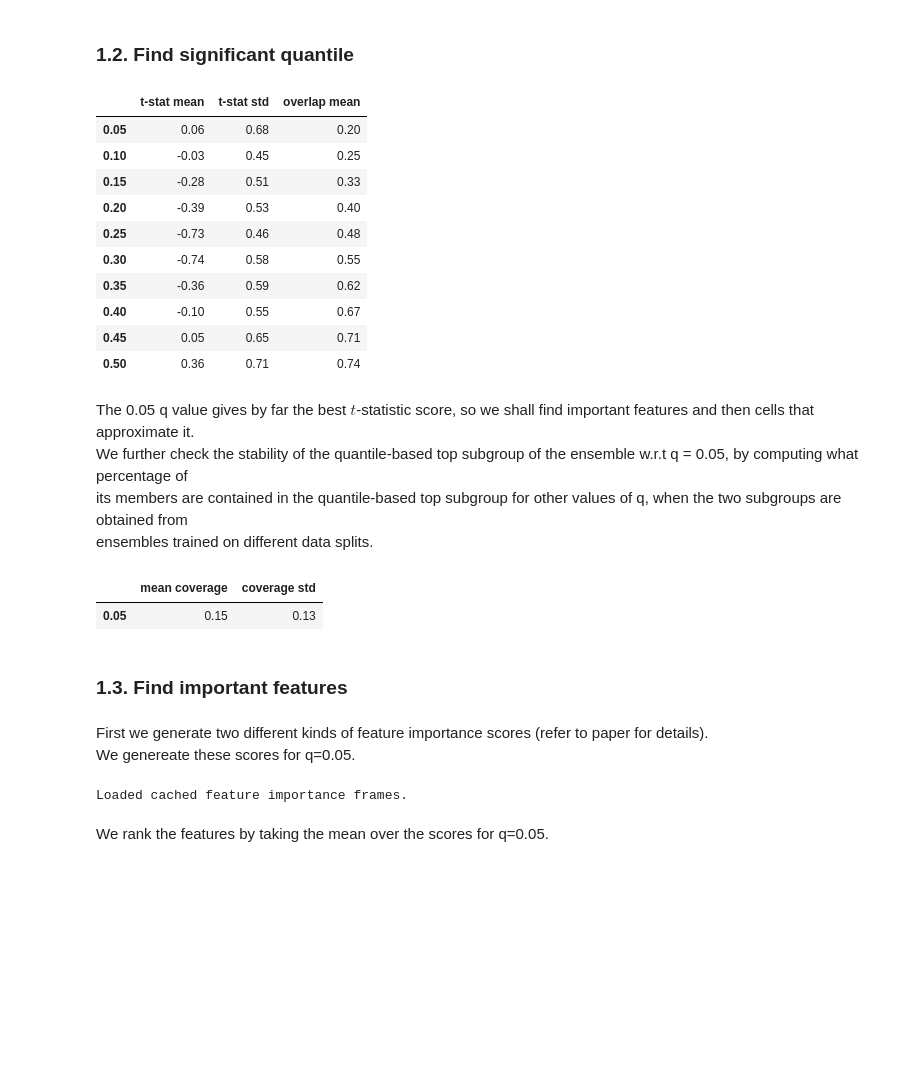
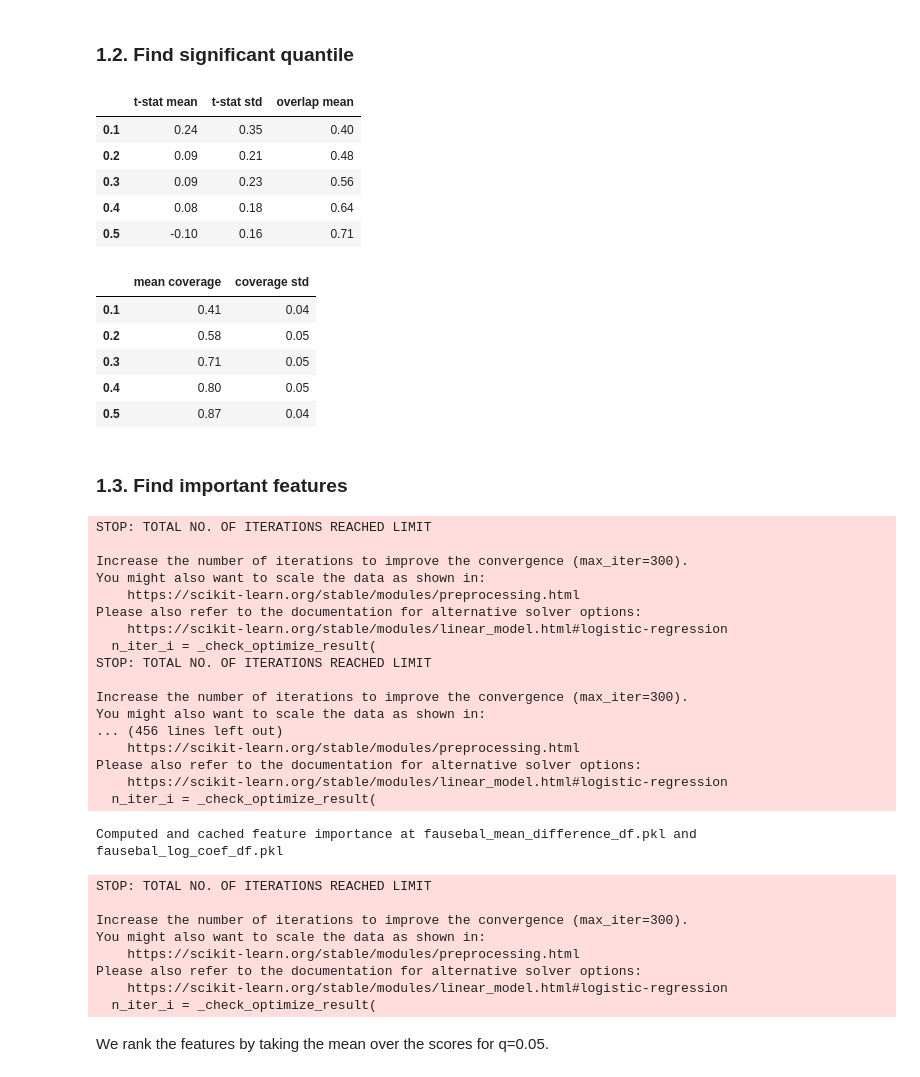
Before and after one commit to Zen0fficial/causal-targeting, a Jupyter notebook: 05a_GI_cell_search.ipynb, the cells around one changed output. Saved outputs shown, nothing was run; the diff lists cells and outputs as text; code cells hidden in the pictures; blank space fills up the shorter version.

Commit message:
Update notebooks 02~05: tuning, validation, ranking, and cell search edits

```diff
--- a/05a_GI_cell_search.ipynb
+++ b/05a_GI_cell_search.ipynb
@@ -62,7 +62,7 @@ with open(IMPUTATION_META, 'rb') as f:
 features = _meta["features"]
 # Direction: infer from ATE on imputed dataset if needed later
 n_splits = 4
-q_values = np.array([0.05, 0.1, 0.15, 0.2, 0.25, 0.3, 0.35, 0.4, 0.45, 0.5])
+q_values = np.array([0.1, 0.2, 0.3, 0.4, 0.5])
 dir_neg = False
 
 # Paths for cached results
@@ -110,32 +111,23 @@ Top ensemble estimators are:
 compare_q_values(top_ensemble, q_values, dir_neg=dir_neg).round(2)
 # %% [output]
 |  | t-stat mean | t-stat std | overlap mean |
-| 0.05 | 0.06 | 0.68 | 0.20 |
-| 0.10 | -0.03 | 0.45 | 0.25 |
-| 0.15 | -0.28 | 0.51 | 0.33 |
-| 0.20 | -0.39 | 0.53 | 0.40 |
-| 0.25 | -0.73 | 0.46 | 0.48 |
-| 0.30 | -0.74 | 0.58 | 0.55 |
-| 0.35 | -0.36 | 0.59 | 0.62 |
-| 0.40 | -0.10 | 0.55 | 0.67 |
-| 0.45 | 0.05 | 0.65 | 0.71 |
-| 0.50 | 0.36 | 0.71 | 0.74 |
+| 0.1 | 0.24 | 0.35 | 0.40 |
+| 0.2 | 0.09 | 0.21 | 0.48 |
+| 0.3 | 0.09 | 0.23 | 0.56 |
+| 0.4 | 0.08 | 0.18 | 0.64 |
+| 0.5 | -0.10 | 0.16 | 0.71 |
-# %% [markdown]
-The 0.05 q value gives by far the best $t$-statistic score, so we shall find important features and then cells that approximate it.
-We further check the stability of the quantile-based top subgroup of the ensemble w.r.t q = 0.05, by computing what percentage of
-its members are contained in the quantile-based top subgroup for other values of q, when the two subgroups are obtained from
-ensembles trained on different data splits.
 # %%
-q0 = 0.05
+q0 = 0.1
 get_top_subgroup_stability(top_ensemble, q0, q_values, dir_neg=dir_neg).round(2)
 # %% [output]
 |  | mean coverage | coverage std |
-| 0.05 | 0.15 | 0.13 |
+| 0.1 | 0.41 | 0.04 |
+| 0.2 | 0.58 | 0.05 |
+| 0.3 | 0.71 | 0.05 |
+| 0.4 | 0.80 | 0.05 |
+| 0.5 | 0.87 | 0.04 |
 # %% [markdown]
 ### 1.3. Find important features
-# %% [markdown]
-First we generate two different kinds of feature importance scores (refer to paper for details).
-We genereate these scores for q=0.05.
 # %%
 # Load or compute cached feature importance DataFrames
 MEAN_DIFF_PATH = Path(FILE_PATH) / f"{outcome}_mean_difference_df.pkl"
@@ -169,7 +161,32 @@ if mean_difference_df is None or log_coef_df is None:
     joblib.dump(log_coef_df, LOG_COEF_PATH)
     print(f"Computed and cached feature importance at {MEAN_DIFF_PATH.name} and {LOG_COEF_PATH.name}")
 # %% [output]
-Loaded cached feature importance frames.
+STOP: TOTAL NO. OF ITERATIONS REACHED LIMIT
+
+Increase the number of iterations to improve the convergence (max_iter=300).
+You might also want to scale the data as shown in:
+    https://scikit-learn.org/stable/modules/preprocessing.html
+Please also refer to the documentation for alternative solver options:
+    https://scikit-learn.org/stable/modules/linear_model.html#logistic-regression
+  n_iter_i = _check_optimize_result(
+STOP: TOTAL NO. OF ITERATIONS REACHED LIMIT
+
+Increase the number of iterations to improve the convergence (max_iter=300).
+You might also want to scale the data as shown in:
+... (456 lines left out)
+    https://scikit-learn.org/stable/modules/preprocessing.html
+Please also refer to the documentation for alternative solver options:
+    https://scikit-learn.org/stable/modules/linear_model.html#logistic-regression
+  n_iter_i = _check_optimize_result(
+Computed and cached feature importance at fausebal_mean_difference_df.pkl and fausebal_log_coef_df.pkl
+STOP: TOTAL NO. OF ITERATIONS REACHED LIMIT
+
+Increase the number of iterations to improve the convergence (max_iter=300).
+You might also want to scale the data as shown in:
+    https://scikit-learn.org/stable/modules/preprocessing.html
+Please also refer to the documentation for alternative solver options:
+    https://scikit-learn.org/stable/modules/linear_model.html#logistic-regression
+  n_iter_i = _check_optimize_result(
 # %% [markdown]
 We rank the features by taking the mean over the scores for q=0.05.
 # %%
```
Also changed, not shown: parts of 5 cells of this notebook, 3 other files.
